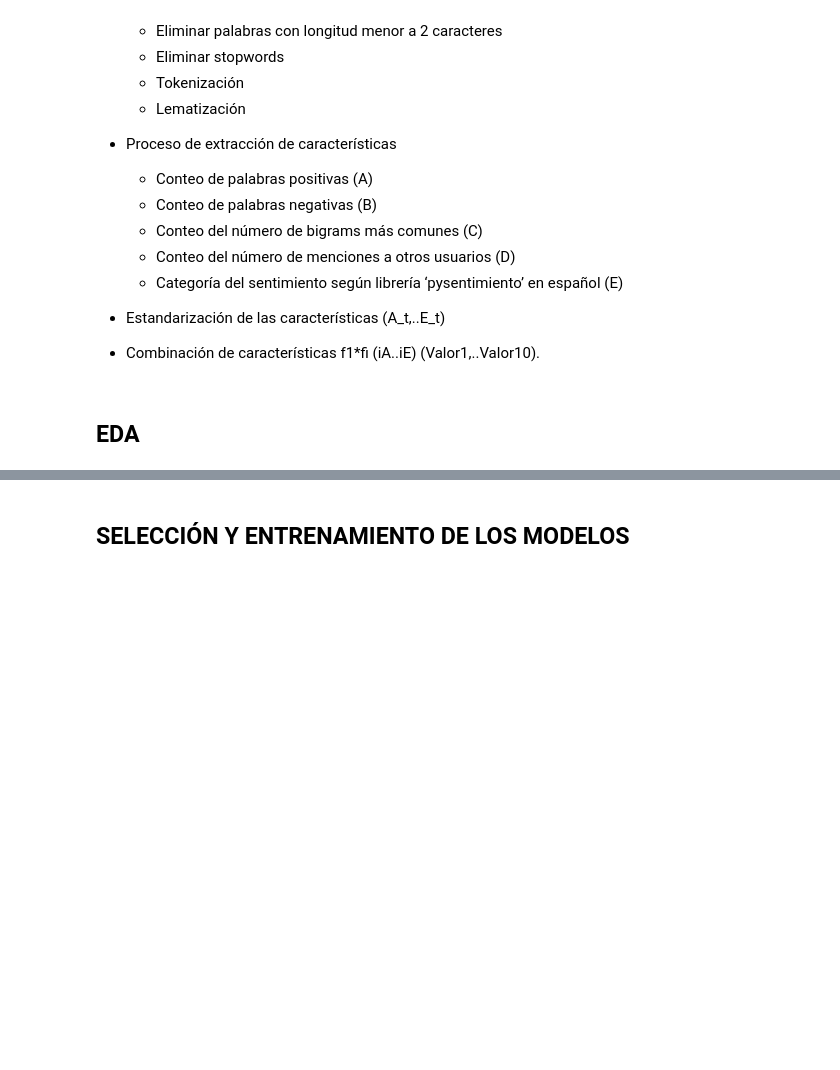
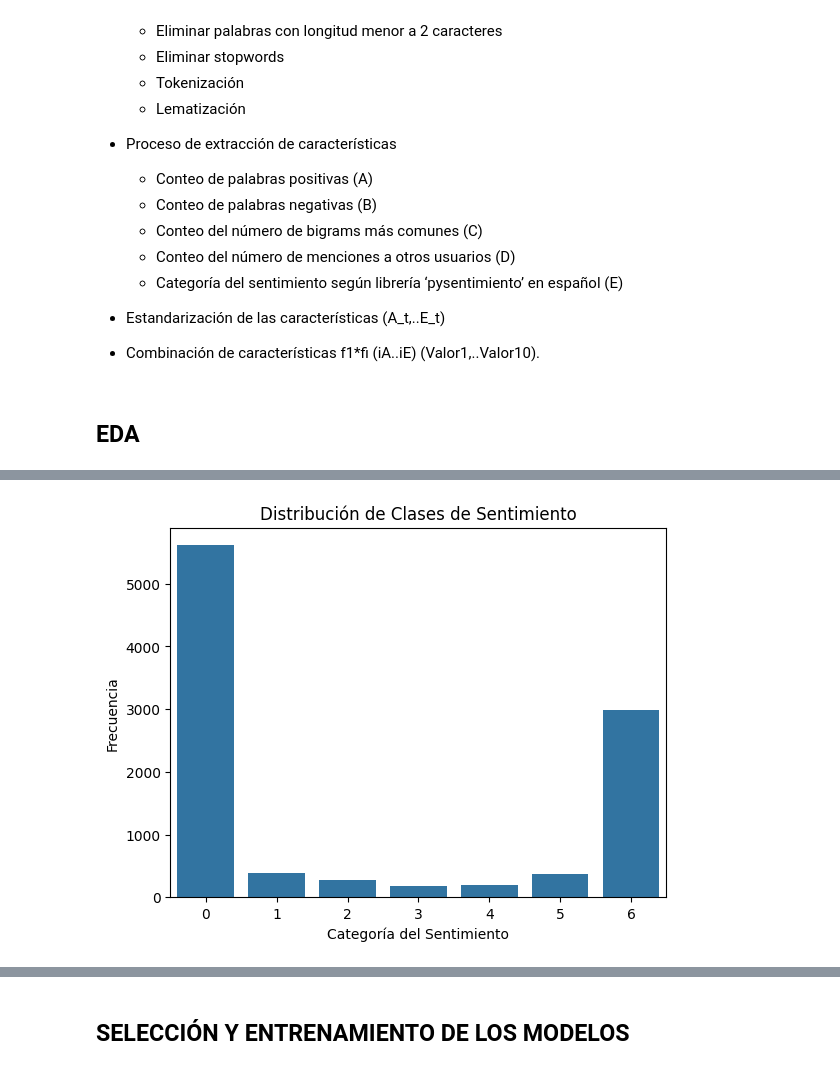
Before and after one commit to luialopezg/clasificaci-n-de-mensajes-de-odio, a Jupyter notebook: Actividad 3.ipynb, the cells around one changed output, grey strips where cells are left out. Drawn from its saved outputs; the diff is of its cells as text; code cells hidden in the pictures; blank space fills up the shorter version.

```diff
--- a/Actividad 3.ipynb
+++ b/Actividad 3.ipynb
@@ -131,0 +136,11 @@ ModuleNotFoundError: No module named 'seaborn'
+# %%
+# Distribución de la variable objetivo (sentimiento)
+class_distribution = df['E'].value_counts()
+sns.barplot(x=class_distribution.index, y=class_distribution.values)
+plt.xlabel('Categoría del Sentimiento')
+plt.ylabel('Frecuencia')
+plt.title('Distribución de Clases de Sentimiento')
+plt.show()
+ljk
+# %% [output]
+[figure, added]
```
Also changed, not shown: parts of 18 cells of this notebook.
